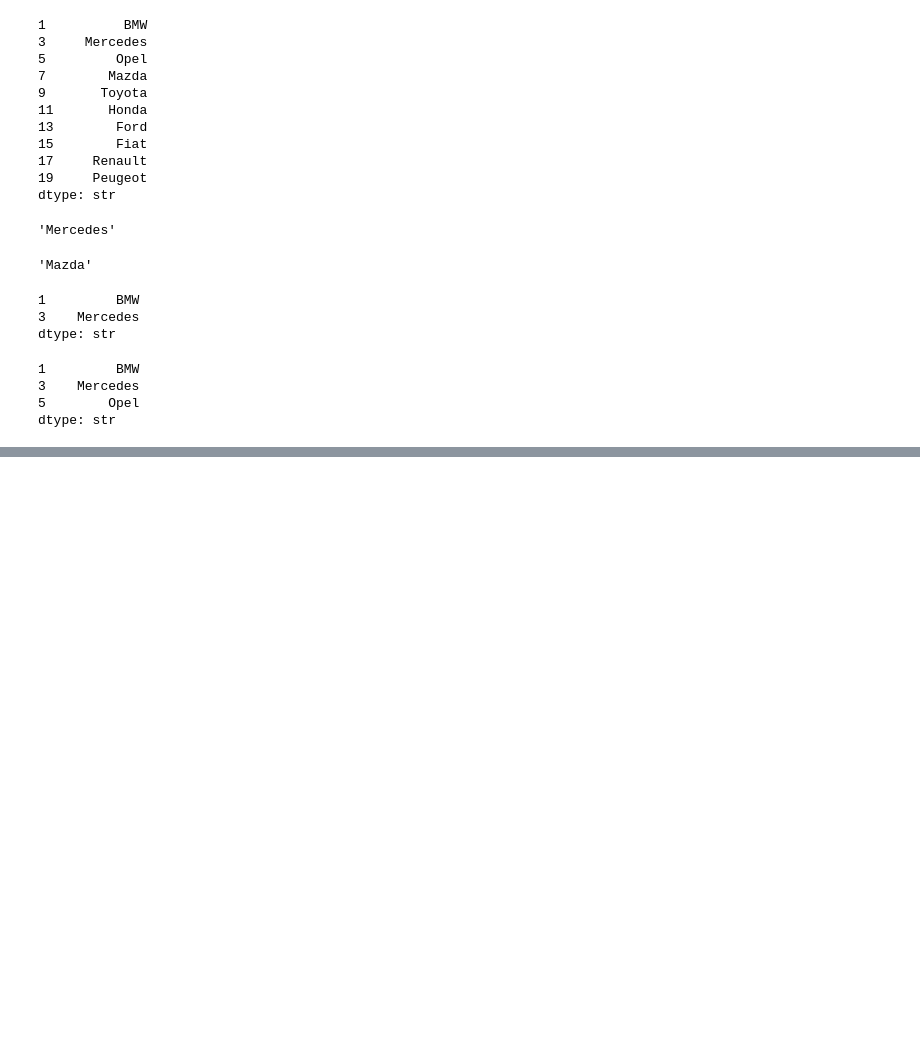
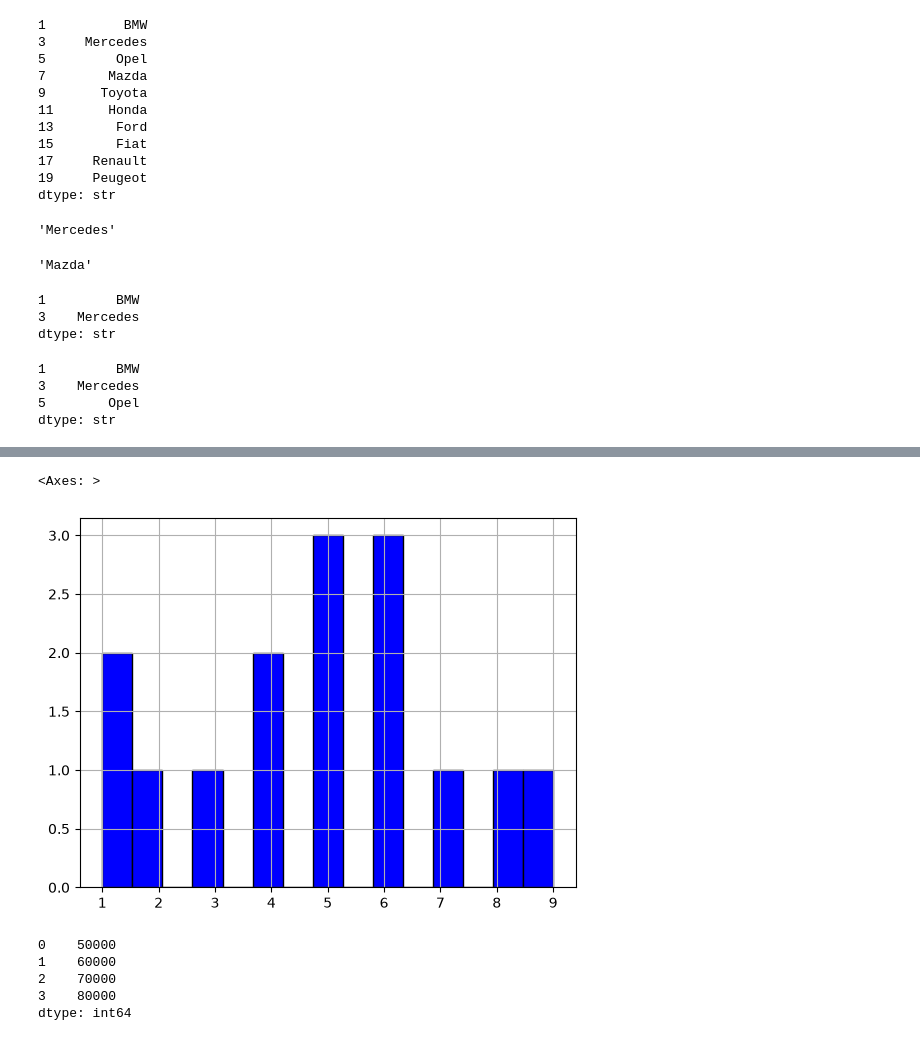
Before and after one commit to MDfaizal12/Tech-Demo, a Jupyter notebook: Python Pandas.ipynb, the cells around one changed output, grey strips where cells are left out. Cells and saved outputs as stored; diff of their text form; code cells hidden in the pictures; blank space fills up the shorter version.

```diff
--- a/Python Pandas.ipynb
+++ b/Python Pandas.ipynb
@@ -270,0 +399,15 @@ dtype: str
+# %%
+new_df['Family'].hist(bins=15, color='blue', edgecolor='black')
+# %% [output]
+<Axes: >
+[figure, added]
+# %%
+#Add column to the DataFrame
+income = pd.Series([50000, 60000, 70000, 80000,])
+income
+# %% [output]
+0    50000
+1    60000
+2    70000
+3    80000
+dtype: int64
```
Also changed, not shown: parts of 30 cells of this notebook.
